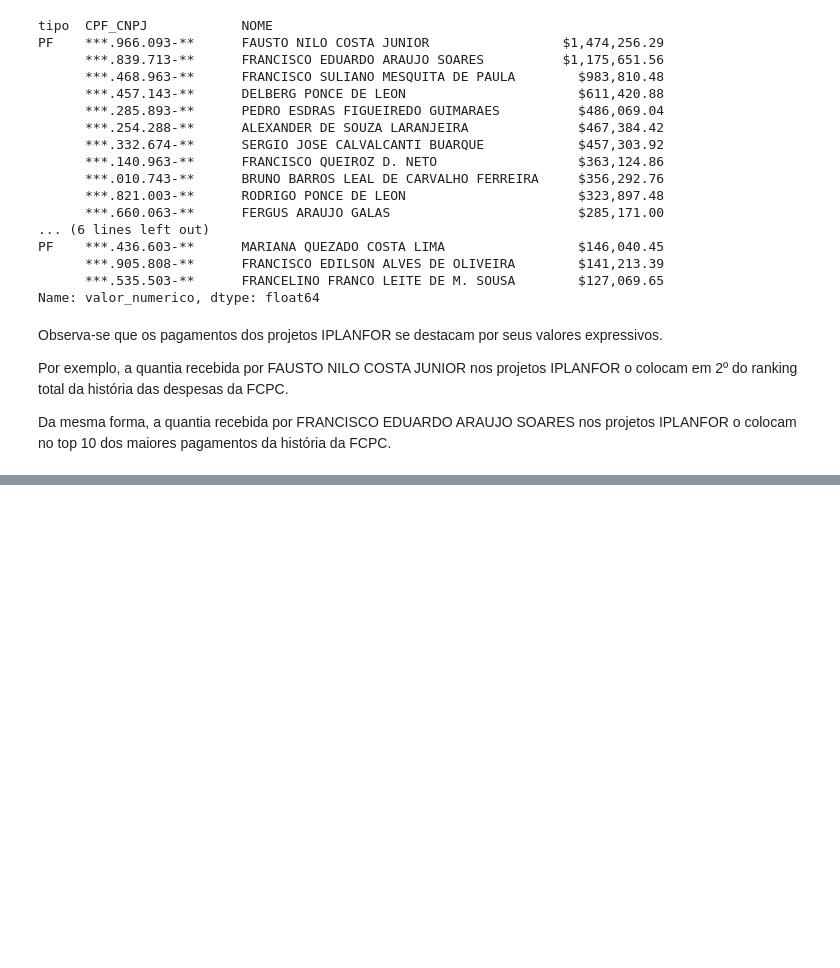
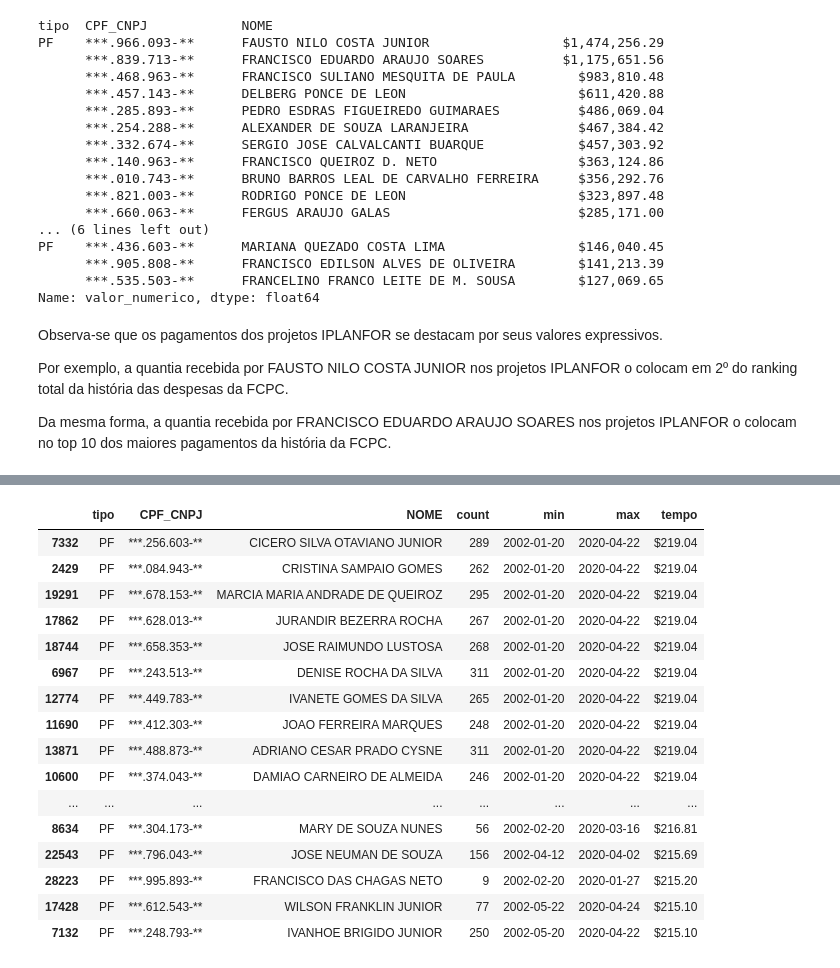
Before and after one commit to tmalveirac/fcpc, a Jupyter notebook: fcpc_analise_projetos.ipynb, the cells around one changed output, grey strips where cells are left out. Cells and saved outputs as stored; diff of their text form; code cells hidden in the pictures; blank space fills up the shorter version.

```diff
--- a/fcpc_analise_projetos.ipynb
+++ b/fcpc_analise_projetos.ipynb
@@ -281,0 +330,21 @@ Da mesma forma, a quantia recebida por FRANCISCO EDUARDO ARAUJO SOARES nos proje
+# %%
+#PF
+cpf_cnpj_nome_df.query('tipo == "PF"').sort_values(by='tempo', ascending=False).head(30)
+# %% [output]
+|  | tipo | CPF_CNPJ | NOME | count | min | max | tempo |
+| 7332 | PF | ***.256.603-** | CICERO SILVA OTAVIANO JUNIOR | 289 | 2002-01-20 | 2020-04-22 | $219.04 |
+| 2429 | PF | ***.084.943-** | CRISTINA SAMPAIO GOMES | 262 | 2002-01-20 | 2020-04-22 | $219.04 |
+| 19291 | PF | ***.678.153-** | MARCIA MARIA ANDRADE DE QUEIROZ | 295 | 2002-01-20 | 2020-04-22 | $219.04 |
+| 17862 | PF | ***.628.013-** | JURANDIR BEZERRA ROCHA | 267 | 2002-01-20 | 2020-04-22 | $219.04 |
+| 18744 | PF | ***.658.353-** | JOSE RAIMUNDO LUSTOSA | 268 | 2002-01-20 | 2020-04-22 | $219.04 |
+| 6967 | PF | ***.243.513-** | DENISE ROCHA DA SILVA | 311 | 2002-01-20 | 2020-04-22 | $219.04 |
+| 12774 | PF | ***.449.783-** | IVANETE GOMES DA SILVA | 265 | 2002-01-20 | 2020-04-22 | $219.04 |
+| 11690 | PF | ***.412.303-** | JOAO FERREIRA MARQUES | 248 | 2002-01-20 | 2020-04-22 | $219.04 |
+| 13871 | PF | ***.488.873-** | ADRIANO CESAR PRADO CYSNE | 311 | 2002-01-20 | 2020-04-22 | $219.04 |
+| 10600 | PF | ***.374.043-** | DAMIAO CARNEIRO DE ALMEIDA | 246 | 2002-01-20 | 2020-04-22 | $219.04 |
+| ... | ... | ... | ... | ... | ... | ... | ... |
+| 8634 | PF | ***.304.173-** | MARY DE SOUZA NUNES | 56 | 2002-02-20 | 2020-03-16 | $216.81 |
+| 22543 | PF | ***.796.043-** | JOSE NEUMAN DE SOUZA | 156 | 2002-04-12 | 2020-04-02 | $215.69 |
+| 28223 | PF | ***.995.893-** | FRANCISCO DAS CHAGAS NETO | 9 | 2002-02-20 | 2020-01-27 | $215.20 |
+| 17428 | PF | ***.612.543-** | WILSON FRANKLIN JUNIOR | 77 | 2002-05-22 | 2020-04-24 | $215.10 |
+| 7132 | PF | ***.248.793-** | IVANHOE BRIGIDO JUNIOR | 250 | 2002-05-20 | 2020-04-22 | $215.10 |
```
Also changed, not shown: parts of 9 cells of this notebook.
